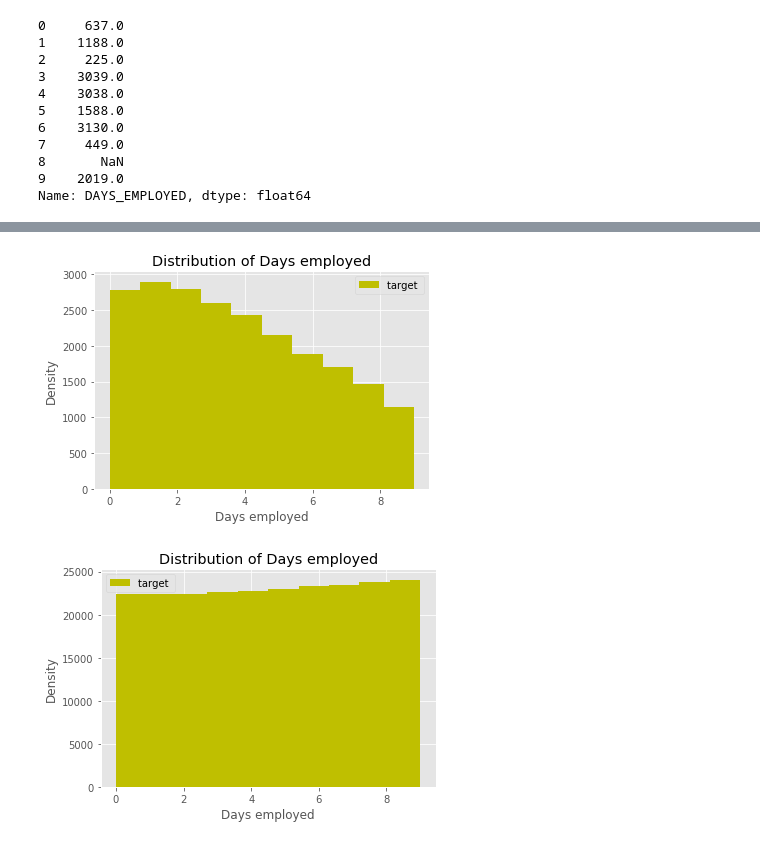
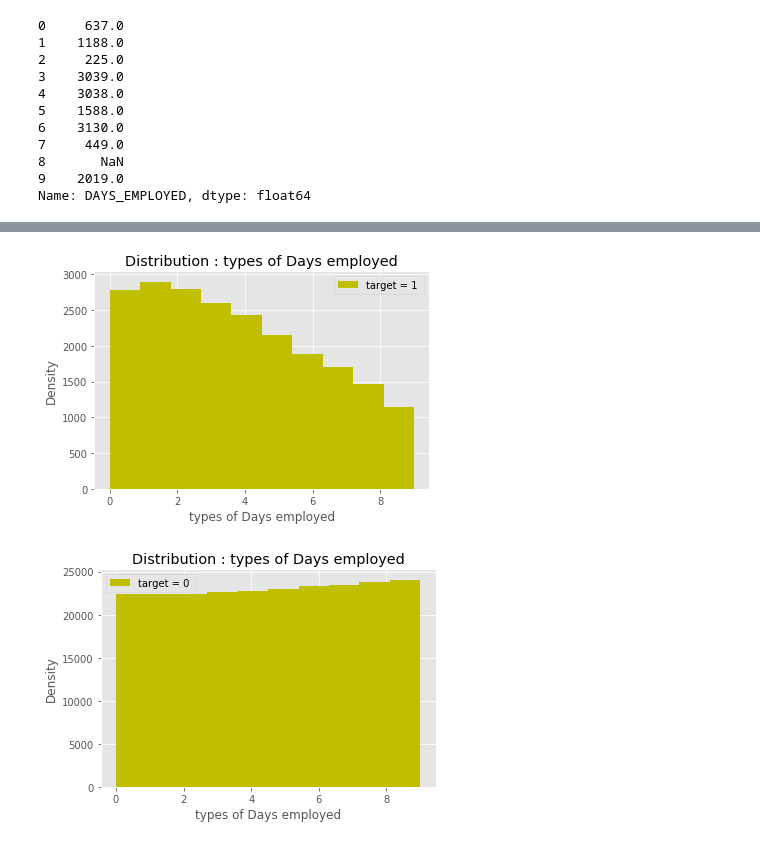
Before and after one commit to vic22981106/2nd-ML100Days, a Jupyter notebook: homework/Day_013_HW.ipynb, the cells around one changed output, grey strips where cells are left out. Drawn from its saved outputs; the diff is of its cells as text; code cells hidden in the pictures.

```diff
--- a/homework/Day_013_HW.ipynb
+++ b/homework/Day_013_HW.ipynb
@@ -138,0 +139,6 @@ plt.show()
+# %%
+plt.style.use('ggplot')
+plt.hist(train.loc[train['TARGET']==0 , 'DAYS_EMPLOYED'],label='target = 0 ',color = 'y')
+plt.legend()
+plt.xlabel('Days employed'); plt.ylabel('Density'); plt.title('Distribution of Days employed');
+plt.show()
@@ -139,17 +147,17 @@ plt.show()
 # %%
 train['DAYS_EMPLOYED_TYPE'] = pd.qcut(train['DAYS_EMPLOYED'],q=10,labels=False)
 plt.style.use('ggplot')
-plt.hist(train.loc[train['TARGET']==1 , 'DAYS_EMPLOYED_TYPE'],label='target ',color = 'y')
+plt.hist(train.loc[train['TARGET']==1 , 'DAYS_EMPLOYED_TYPE'],label='target = 1 ',color = 'y')
 plt.legend()
-plt.xlabel('Days employed'); plt.ylabel('Density'); plt.title('Distribution of Days employed');
+plt.xlabel('types of Days employed'); plt.ylabel('Density'); plt.title('Distribution : types of Days employed');
 plt.show()
 # %% [output]
-[figure, old version]
+[figure, new version]
 # %%
 plt.style.use('ggplot')
-plt.hist(train.loc[train['TARGET']==0 , 'DAYS_EMPLOYED_TYPE'],label='target ',color = 'y')
+plt.hist(train.loc[train['TARGET']==0 , 'DAYS_EMPLOYED_TYPE'],label='target = 0 ',color = 'y')
 plt.legend()
-plt.xlabel('Days employed'); plt.ylabel('Density'); plt.title('Distribution of Days employed');
+plt.xlabel('types of Days employed'); plt.ylabel('Density'); plt.title('Distribution : types of Days employed');
 plt.show()
 # %% [output]
-[figure, old version]
+[figure, new version]
```
Also changed, not shown: parts of 2 cells of this notebook, 1 other file.
